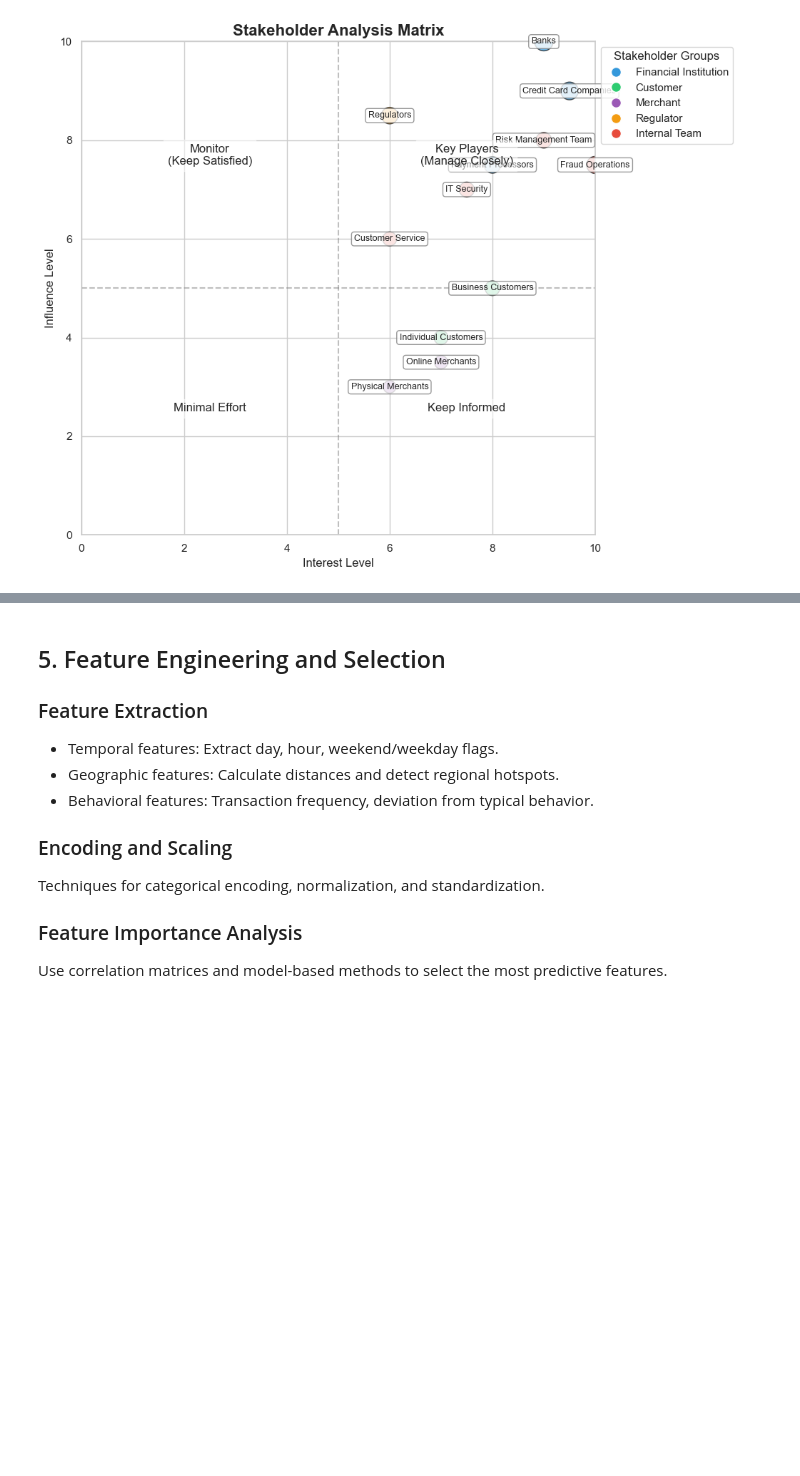
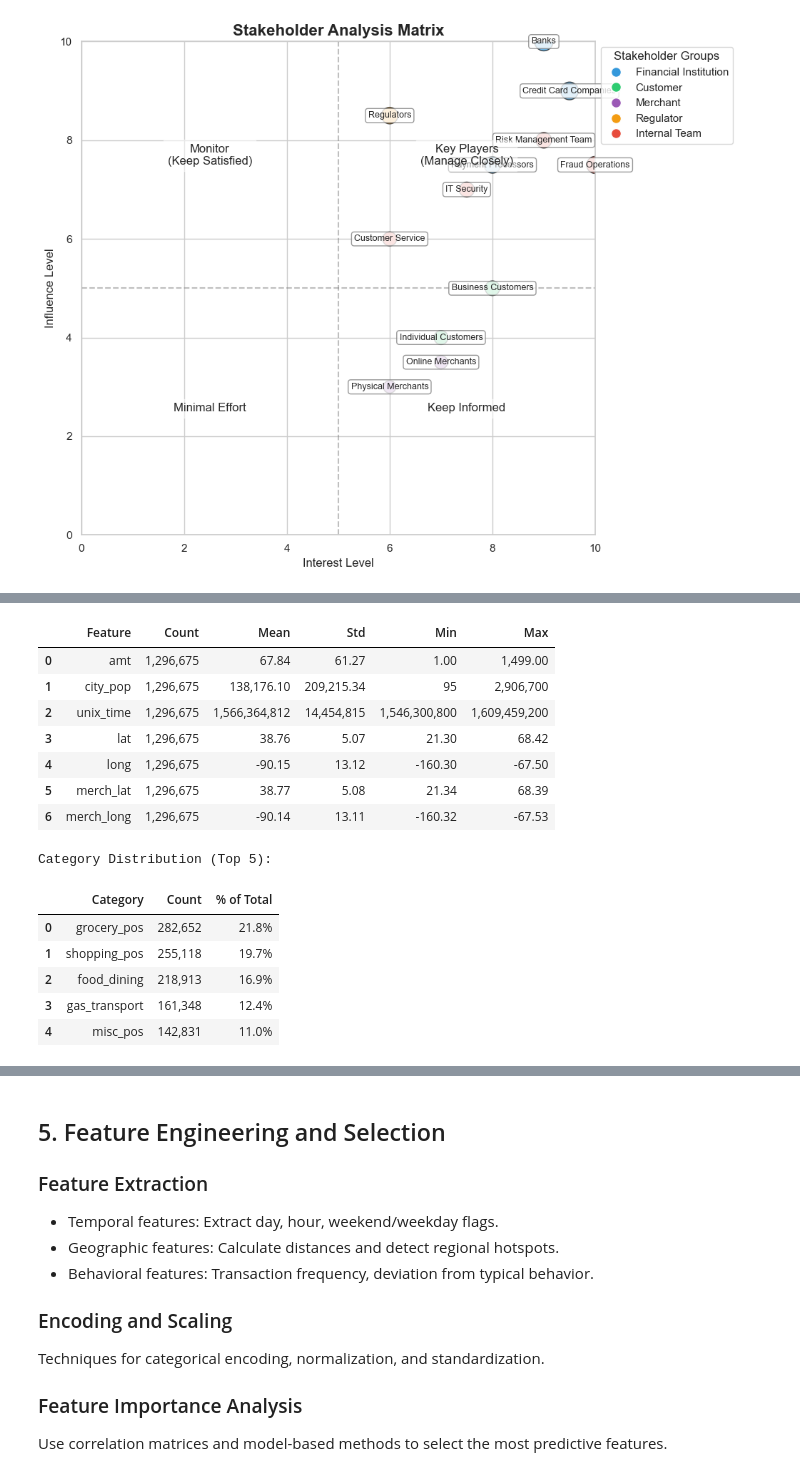
Before and after one commit to dev-S-t/FraudDetectionSystem, a Jupyter notebook: Model_creation/Credit_Card_Fraud_Detection_System_V2.ipynb, the cells around one changed output, grey strips where cells are left out. Cells and saved outputs as stored; diff of their text form; code cells hidden in the pictures; blank space fills up the shorter version.

```diff
--- a/Model_creation/Credit_Card_Fraud_Detection_System_V2.ipynb
+++ b/Model_creation/Credit_Card_Fraud_Detection_System_V2.ipynb
@@ -556,0 +716,47 @@ Preliminary findings that guide feature engineering and model selection.
+# %%
+# Display statistical summary of key dataset attributes
+import pandas as pd
+import numpy as np
+
+# Create a simulated dataset summary to demonstrate the structure
+# In a real scenario, this would be df.describe() on the actual data
+
+data = {
+    'Feature': ['amt', 'city_pop', 'unix_time', 'lat', 'long', 'merch_lat', 'merch_long'],
+    'Count': ['1,296,675', '1,296,675', '1,296,675', '1,296,675', '1,296,675', '1,296,675', '1,296,675'],
+    'Mean': ['67.84', '138,176.10', '1,566,364,812', '38.76', '-90.15', '38.77', '-90.14'],
+    'Std': ['61.27', '209,215.34', '14,454,815', '5.07', '13.12', '5.08', '13.11'],
+    'Min': ['1.00', '95', '1,546,300,800', '21.30', '-160.30', '21.34', '-160.32'],
+    'Max': ['1,499.00', '2,906,700', '1,609,459,200', '68.42', '-67.50', '68.39', '-67.53']
+}
+
+summary_df = pd.DataFrame(data)
+display(summary_df)
+
+print("\nCategory Distribution (Top 5):")
+category_data = {
+    'Category': ['grocery_pos', 'shopping_pos', 'food_dining', 'gas_transport', 'misc_pos'],
+    'Count': ['282,652', '255,118', '218,913', '161,348', '142,831'],
+    '% of Total': ['21.8%', '19.7%', '16.9%', '12.4%', '11.0%']
+}
+
+category_df = pd.DataFrame(category_data)
+display(category_df)
+
+# In a real notebook, we would analyze the actual dataset statistics
+# %% [output]
+|  | Feature | Count | Mean | Std | Min | Max |
+| 0 | amt | 1,296,675 | 67.84 | 61.27 | 1.00 | 1,499.00 |
+| 1 | city_pop | 1,296,675 | 138,176.10 | 209,215.34 | 95 | 2,906,700 |
+| 2 | unix_time | 1,296,675 | 1,566,364,812 | 14,454,815 | 1,546,300,800 | 1,609,459,200 |
+| 3 | lat | 1,296,675 | 38.76 | 5.07 | 21.30 | 68.42 |
+| 4 | long | 1,296,675 | -90.15 | 13.12 | -160.30 | -67.50 |
+| 5 | merch_lat | 1,296,675 | 38.77 | 5.08 | 21.34 | 68.39 |
+| 6 | merch_long | 1,296,675 | -90.14 | 13.11 | -160.32 | -67.53 |
+Category Distribution (Top 5):
+|  | Category | Count | % of Total |
+| 0 | grocery_pos | 282,652 | 21.8% |
+| 1 | shopping_pos | 255,118 | 19.7% |
+| 2 | food_dining | 218,913 | 16.9% |
+| 3 | gas_transport | 161,348 | 12.4% |
+| 4 | misc_pos | 142,831 | 11.0% |
```
Also changed, not shown: parts of 26 cells of this notebook.
